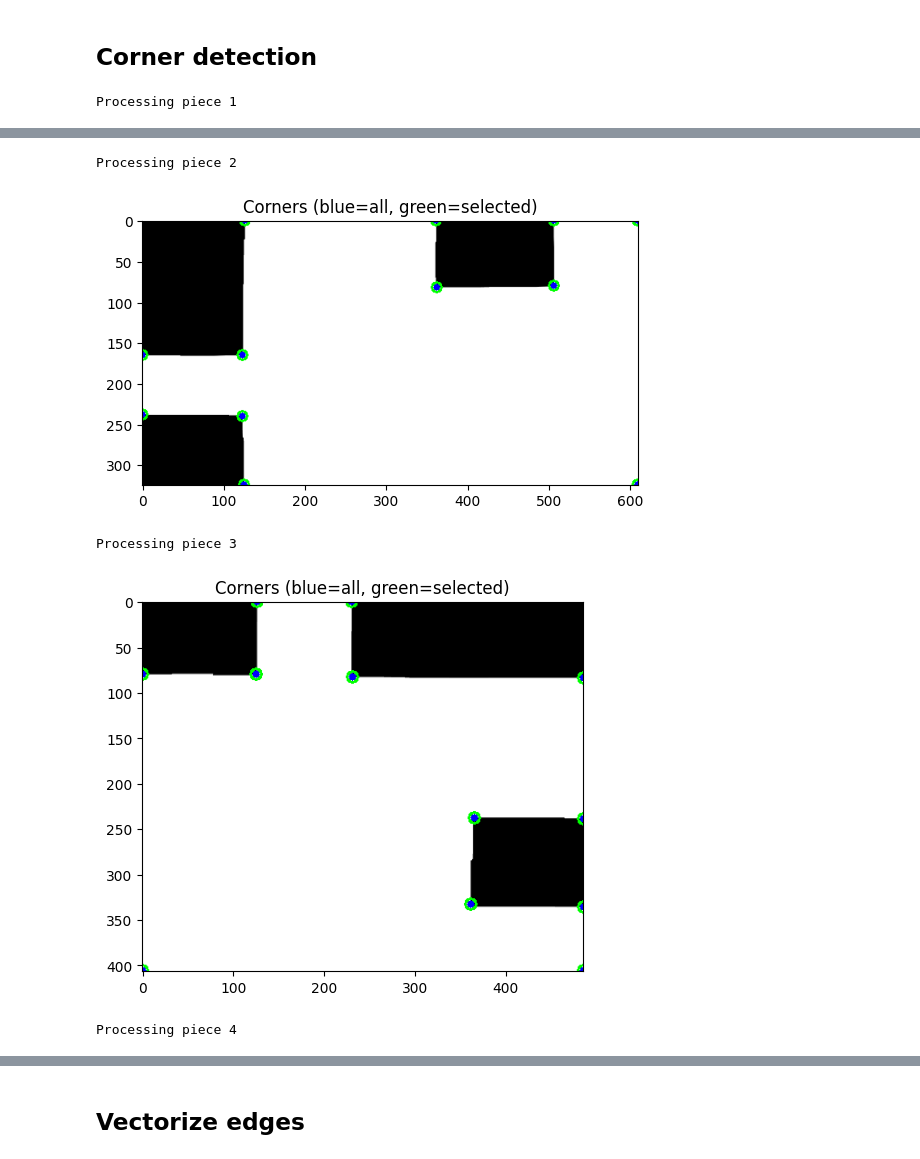
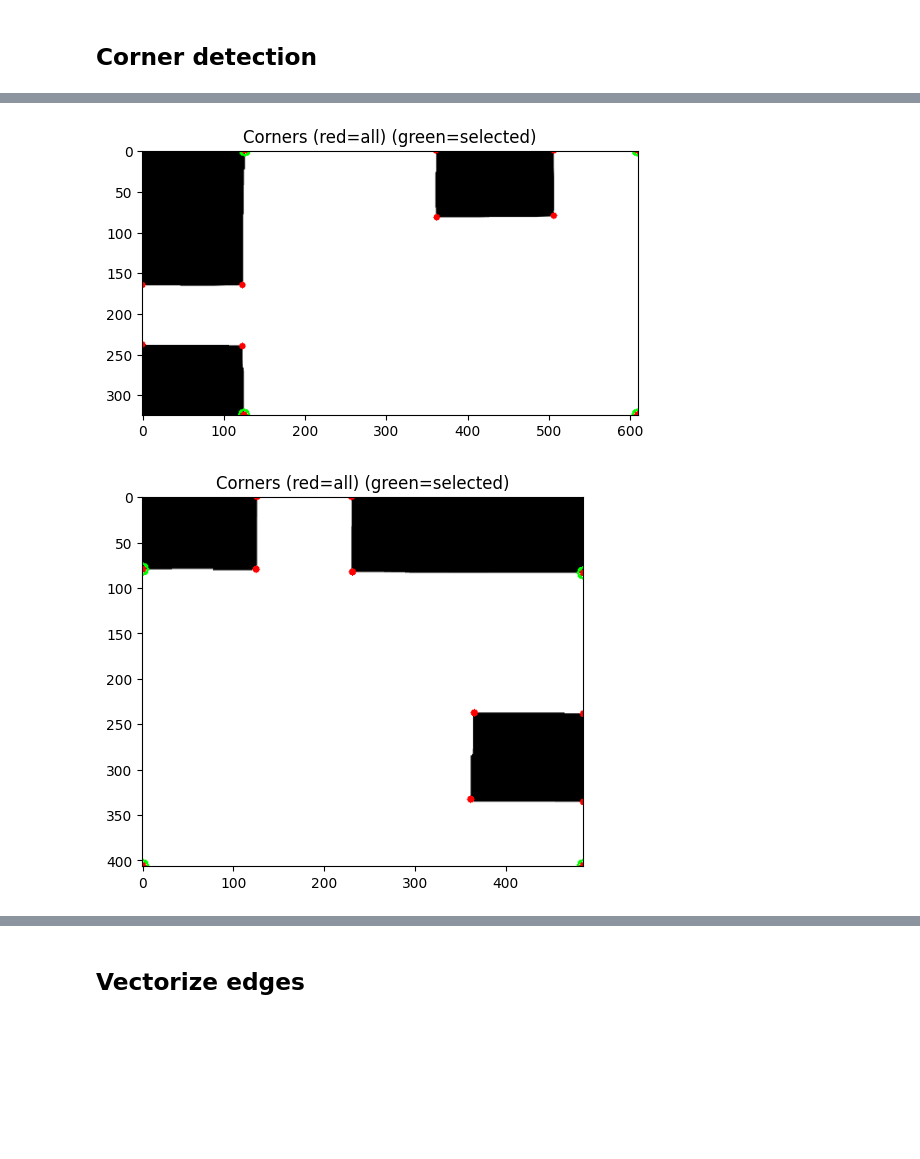
Before and after one commit to Mcapozzolo/PuzzleSimulator, a Jupyter notebook: image_processing/poc_opencv_01.ipynb, the cells around one changed output, grey strips where cells are left out. Cells and saved outputs as stored; diff of their text form; code cells hidden in the pictures; blank space fills up the shorter version.

Commit message:
Select corners

```diff
--- a/image_processing/poc_opencv_01.ipynb
+++ b/image_processing/poc_opencv_01.ipynb
@@ -159,37 +159,52 @@ def extract_corners(piece_img, plot=True):
 
     # Compute curvature (corner strength)
     approx_pts = approx[:, 0, :]
-    curvature = []
-    for i in range(len(approx_pts)):
-        p_prev = approx_pts[i - 1]
-        p_curr = approx_pts[i]
-        p_next = approx_pts[(i + 1) % len(approx_pts)]
-        v1 = p_prev - p_curr
-        v2 = p_next - p_curr
-        angle = np.degrees(np.arccos(
-            np.clip(np.dot(v1, v2) / (np.linalg.norm(v1) * np.linalg.norm(v2)), -1.0, 1.0)
-        ))
-        curvature.append(angle)
 
-    curvature = np.array(curvature)
+    return approx_pts
 
-    # Filter relevant corners: usually sharp angles (around 60–120°) for puzzle boundaries
-    selected = [tuple(approx_pts[i]) for i, ang in enumerate(curvature) if 50 < ang < 130]
+def is_close_to_border_x(pt, img_shape, border_thresh=10):
+    _, w = img_shape
+    x, _ = pt
+    return (x < border_thresh or x > w - border_thresh)
 
-    if plot:
-        vis = cv2.cvtColor(gray, cv2.COLOR_GRAY2BGR)
-        for pt in approx_pts:
-            cv2.circle(vis, tuple(pt), 4, (255, 0, 0), -1)  # all detected
-        for pt in selected:
-            cv2.circle(vis, pt, 6, (0, 255, 0), 2)          # selected relevant corners
-        show_image(vis, "Corners (blue=all, green=selected)")
+def is_close_to_border_y(pt, img_shape, border_thresh=10):
+    h, _ = img_shape
+    _, y = pt
+    return (y < border_thresh or y > h - border_thresh)
+
+def select_relevant_corners(corners, img_shape):
+    selected = []
+    close_to_corners = []
+    close_to_edges = []
+
+    for ept in corners:
+        if is_close_to_border_y(ept, img_shape) and is_close_to_border_x(ept, img_shape):
+            close_to_corners.append(ept)
+        elif is_close_to_border_y(ept, img_shape) or is_close_to_border_x(ept, img_shape):
+            close_to_edges.append(ept)
+
+    if len(close_to_corners) == 4:
+        return close_to_corners
+
+    if len(close_to_corners) == 2:
+        distances = []
+        for (cpt, ept) in it.product(close_to_corners, close_to_edges):
+            if cpt[0] == ept[0] or cpt[1] == ept[1]:
+                distances.append((np.linalg.norm(ept - cpt), ept))
+
+        distances.sort(key=lambda x: x[0], reverse=True)
+
+        return close_to_corners + [pt for _, pt in distances[:2]]
 
     return selected
 
-all_selected_corners = []
 for i, piece in enumerate(smoothed_pieces):
-    print(f"Processing piece {i+1}")
     corners = extract_corners(piece, plot=True)
-    all_selected_corners.append(corners)
+    vis = cv2.cvtColor(piece, cv2.COLOR_GRAY2BGR)
+    for pt in corners:
+        cv2.circle(vis, tuple(pt), 4, (0, 0, 255), -1)  # all detected
+    selected = select_relevant_corners(corners, img_shape=piece.shape)
+    for pt in selected:
+        cv2.circle(vis, tuple(pt), 6, (0, 255, 0), 2)          # selected relevant corners
+    show_image(vis, "Corners (red=all) (green=selected)")
 # %% [output]
-Processing piece 1
@@ -197,5 +212,2 @@ Processing piece 1
-Processing piece 2
-[figure, old version]
+[figure, new version]
-Processing piece 3
-[figure, old version]
+[figure, new version]
-Processing piece 4
```
Also changed, not shown: parts of 1 cell of this notebook.
